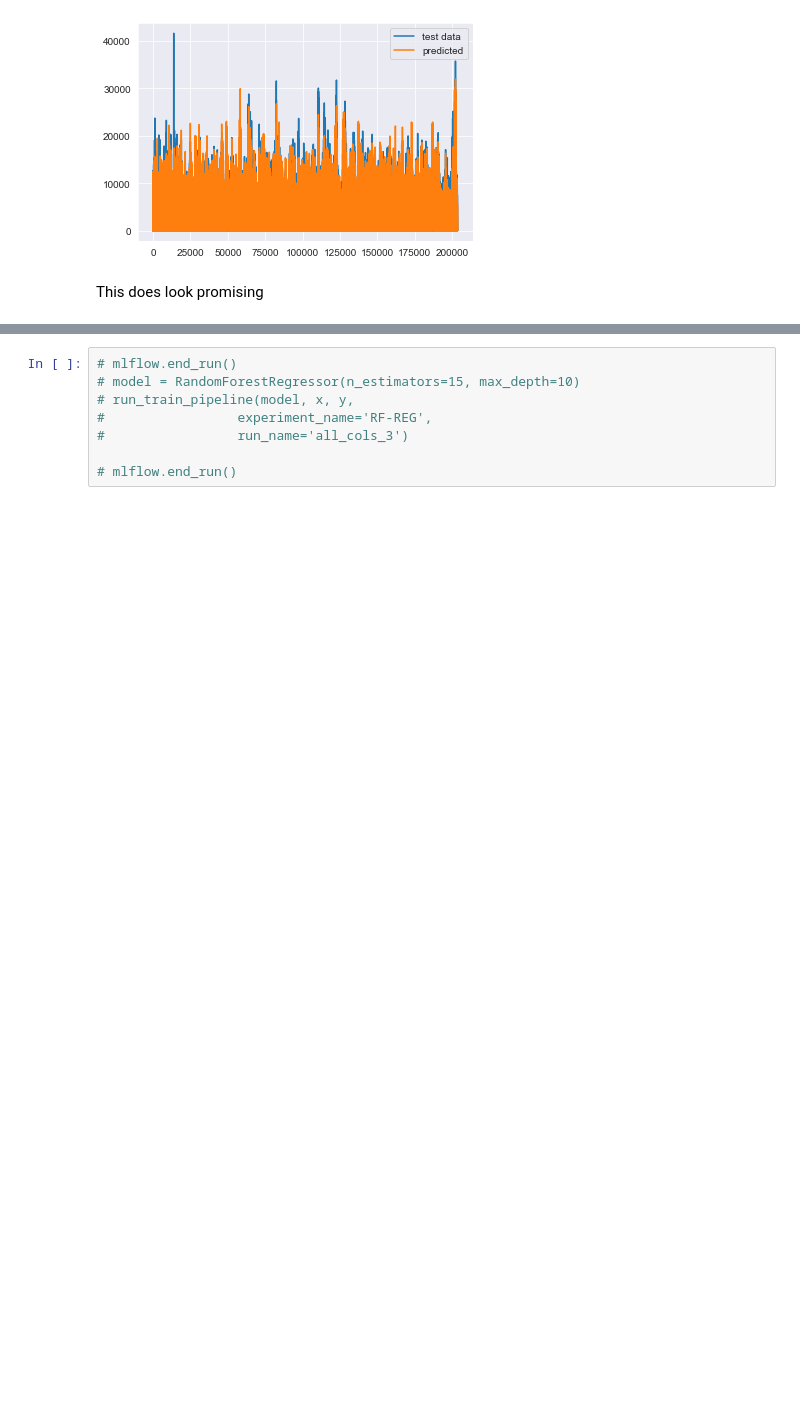
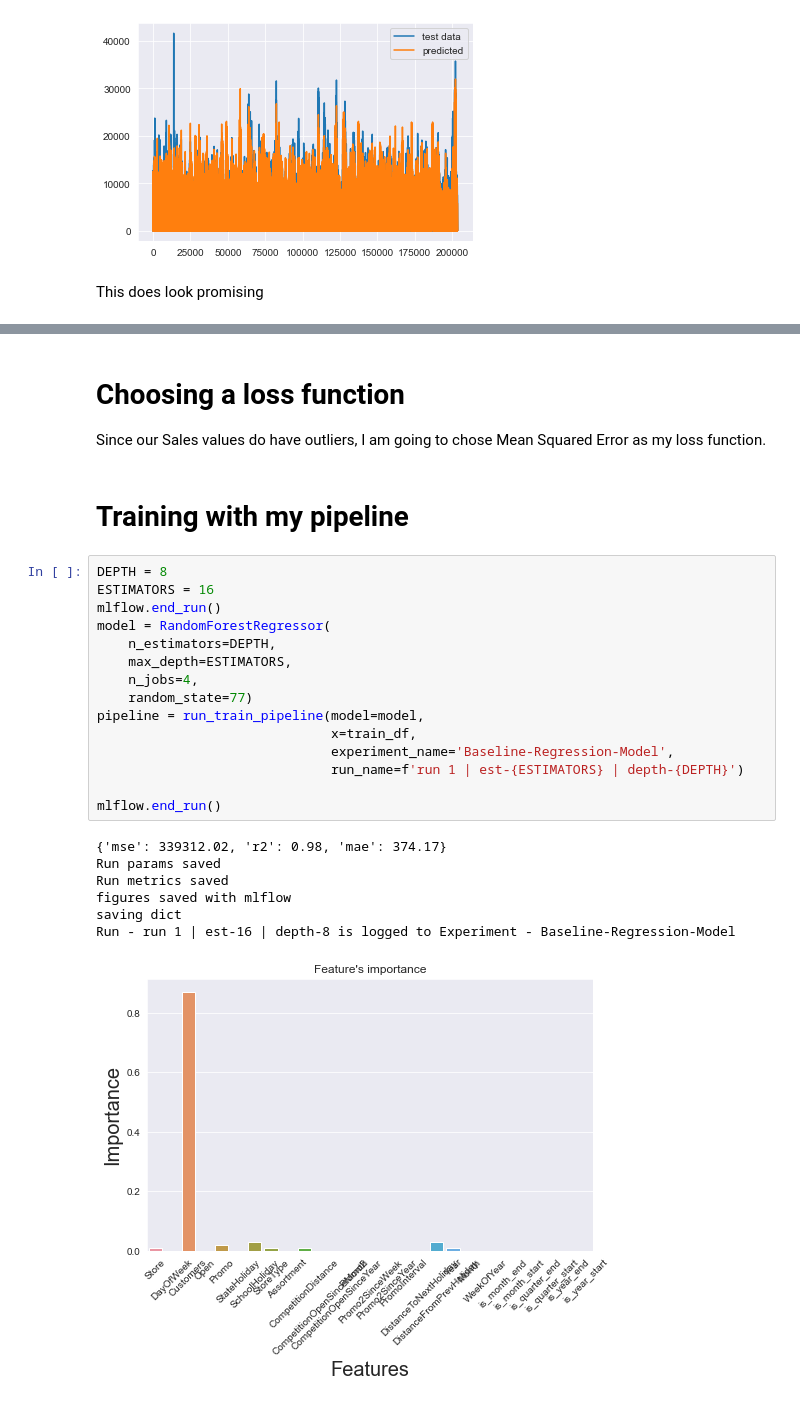
Before and after one commit to Hen0k/Rossmann-Pharmaceuticals-Sales-Forcast, a Jupyter notebook: notebooks/ts_forcasting_with_regression.ipynb, the cells around one changed output, grey strips where cells are left out. Cells and saved outputs as stored; diff of their text form; blank space fills up the shorter version.

```diff
--- a/notebooks/ts_forcasting_with_regression.ipynb
+++ b/notebooks/ts_forcasting_with_regression.ipynb
@@ -152,8 +156,29 @@ The Square root of our mean Squared error is: 1366.5814306254904
+# %% [markdown]
+# Choosing a loss function
+
+Since our Sales values do have outliers, I am going to chose Mean Squared Error as my loss function.
+# %% [markdown]
+# Training with my pipeline
 # %%
-# mlflow.end_run()
-# model = RandomForestRegressor(n_estimators=15, max_depth=10)
-# run_train_pipeline(model, x, y,
-#                 experiment_name='RF-REG',
-#                 run_name='all_cols_3')
+DEPTH = 8
+ESTIMATORS = 16
+mlflow.end_run()
+model = RandomForestRegressor(
+    n_estimators=DEPTH,
+    max_depth=ESTIMATORS,
+    n_jobs=4,
+    random_state=77)
+pipeline = run_train_pipeline(model=model,
+                              x=train_df,
+                              experiment_name='Baseline-Regression-Model',
+                              run_name=f'run 1 | est-{ESTIMATORS} | depth-{DEPTH}')
 
-# mlflow.end_run()
+mlflow.end_run()
+# %% [output]
+{'mse': 339312.02, 'r2': 0.98, 'mae': 374.17}
+Run params saved
+Run metrics saved
+figures saved with mlflow
+saving dict
+Run - run 1 | est-16 | depth-8 is logged to Experiment - Baseline-Regression-Model
+[figure, added]
```
Also changed, not shown: parts of 3 cells of this notebook, 4 other files.
